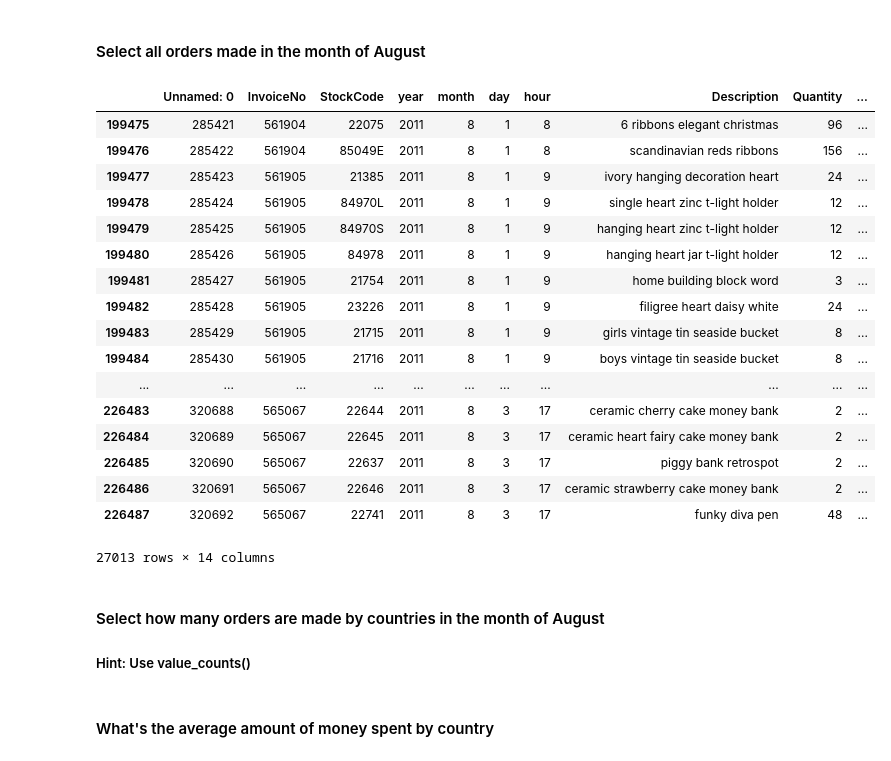
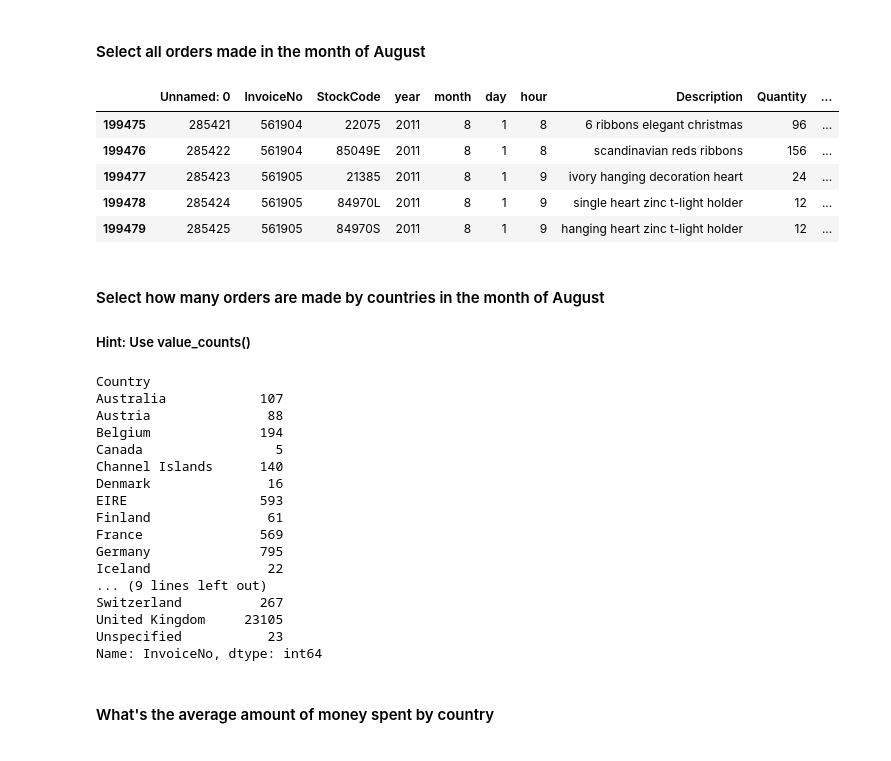
Before and after one commit to JavierLuna/data-labs, a Jupyter notebook: module-2/lab-subsetting-and-descriptive-stats/your-code/main.ipynb, the cells around one changed output. Drawn from its saved outputs; the diff is of its cells as text; code cells hidden in the pictures.

```diff
--- a/module-2/lab-subsetting-and-descriptive-stats/your-code/main.ipynb
+++ b/module-2/lab-subsetting-and-descriptive-stats/your-code/main.ipynb
@@ -470,26 +458,15 @@ spanishOrders.hist("amount_spent");
 # %% [markdown]
 #### Select all orders made in the month of August
 # %%
-orders.loc[orders["month"] == 8]
+augustOrders = orders.loc[orders["month"] == 8]
+augustOrders.head()
 # %% [output]
 |  | Unnamed: 0 | InvoiceNo | StockCode | year | month | day | hour | Description | Quantity | ... |
 | 199475 | 285421 | 561904 | 22075 | 2011 | 8 | 1 | 8 | 6 ribbons elegant christmas | 96 | ... |
 | 199476 | 285422 | 561904 | 85049E | 2011 | 8 | 1 | 8 | scandinavian reds ribbons | 156 | ... |
 | 199477 | 285423 | 561905 | 21385 | 2011 | 8 | 1 | 9 | ivory hanging decoration heart | 24 | ... |
 | 199478 | 285424 | 561905 | 84970L | 2011 | 8 | 1 | 9 | single heart zinc t-light holder | 12 | ... |
 | 199479 | 285425 | 561905 | 84970S | 2011 | 8 | 1 | 9 | hanging heart zinc t-light holder | 12 | ... |
-| 199480 | 285426 | 561905 | 84978 | 2011 | 8 | 1 | 9 | hanging heart jar t-light holder | 12 | ... |
-| 199481 | 285427 | 561905 | 21754 | 2011 | 8 | 1 | 9 | home building block word | 3 | ... |
-| 199482 | 285428 | 561905 | 23226 | 2011 | 8 | 1 | 9 | filigree heart daisy white | 24 | ... |
-| 199483 | 285429 | 561905 | 21715 | 2011 | 8 | 1 | 9 | girls vintage tin seaside bucket | 8 | ... |
-| 199484 | 285430 | 561905 | 21716 | 2011 | 8 | 1 | 9 | boys vintage tin seaside bucket | 8 | ... |
-| ... | ... | ... | ... | ... | ... | ... | ... | ... | ... | ... |
-| 226483 | 320688 | 565067 | 22644 | 2011 | 8 | 3 | 17 | ceramic cherry cake money bank | 2 | ... |
-| 226484 | 320689 | 565067 | 22645 | 2011 | 8 | 3 | 17 | ceramic heart fairy cake money bank | 2 | ... |
-| 226485 | 320690 | 565067 | 22637 | 2011 | 8 | 3 | 17 | piggy bank retrospot | 2 | ... |
-| 226486 | 320691 | 565067 | 22646 | 2011 | 8 | 3 | 17 | ceramic strawberry cake money bank | 2 | ... |
-| 226487 | 320692 | 565067 | 22741 | 2011 | 8 | 3 | 17 | funky diva pen | 48 | ... |
-27013 rows × 14 columns
 # %% [markdown]
 #### Select how many orders are made by countries in the month of August
 ##### Hint: Use value_counts()
@@ -498,2 +473,22 @@ orders.loc[orders["month"] == 8]
+# %%
+augustOrders.groupby("Country").count()["InvoiceNo"]
+# %% [output]
+Country
+Australia            107
+Austria               88
+Belgium              194
+Canada                 5
+Channel Islands      140
+Denmark               16
+EIRE                 593
+Finland               61
+France               569
+Germany              795
+Iceland               22
+... (9 lines left out)
+Switzerland          267
+United Kingdom     23105
+Unspecified           23
+Name: InvoiceNo, dtype: int64
 # %% [markdown]
 #### What's the  average amount of money spent by country
```
Also changed, not shown: parts of 13 cells of this notebook.
